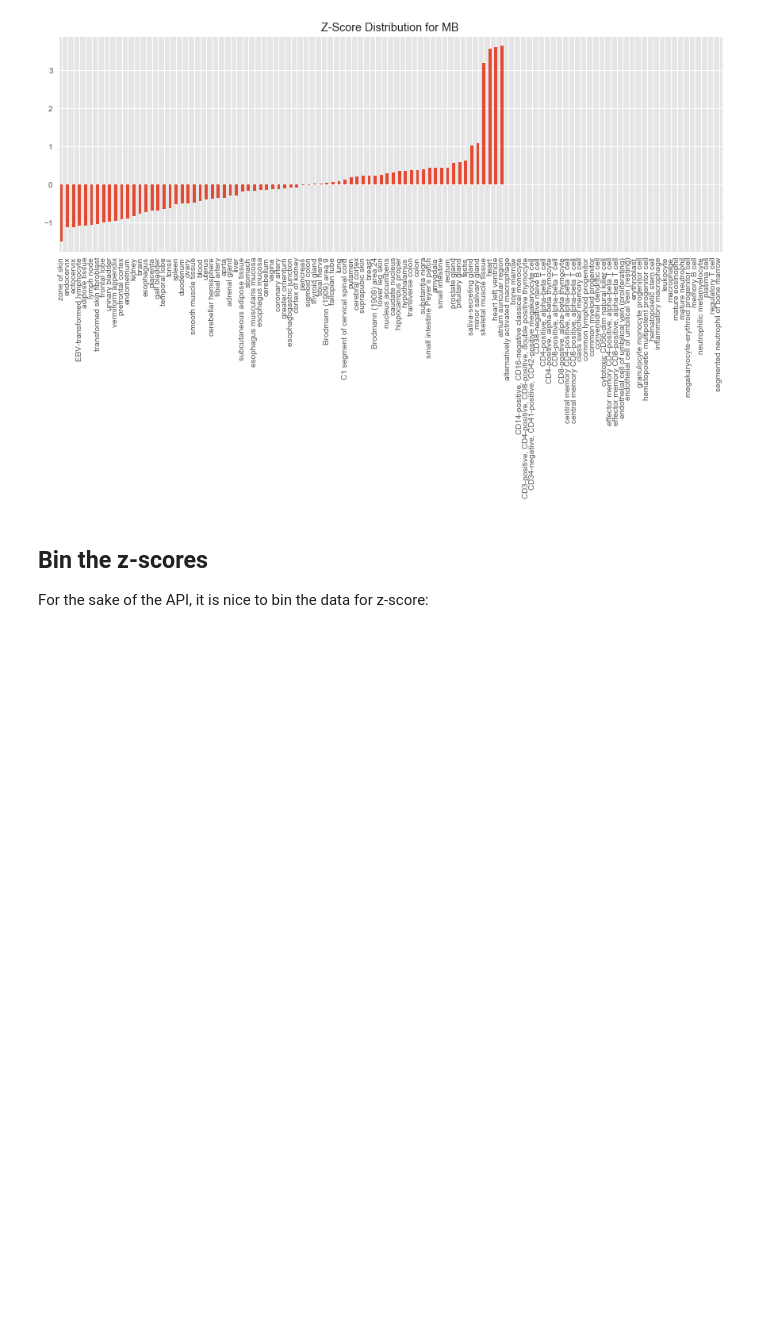
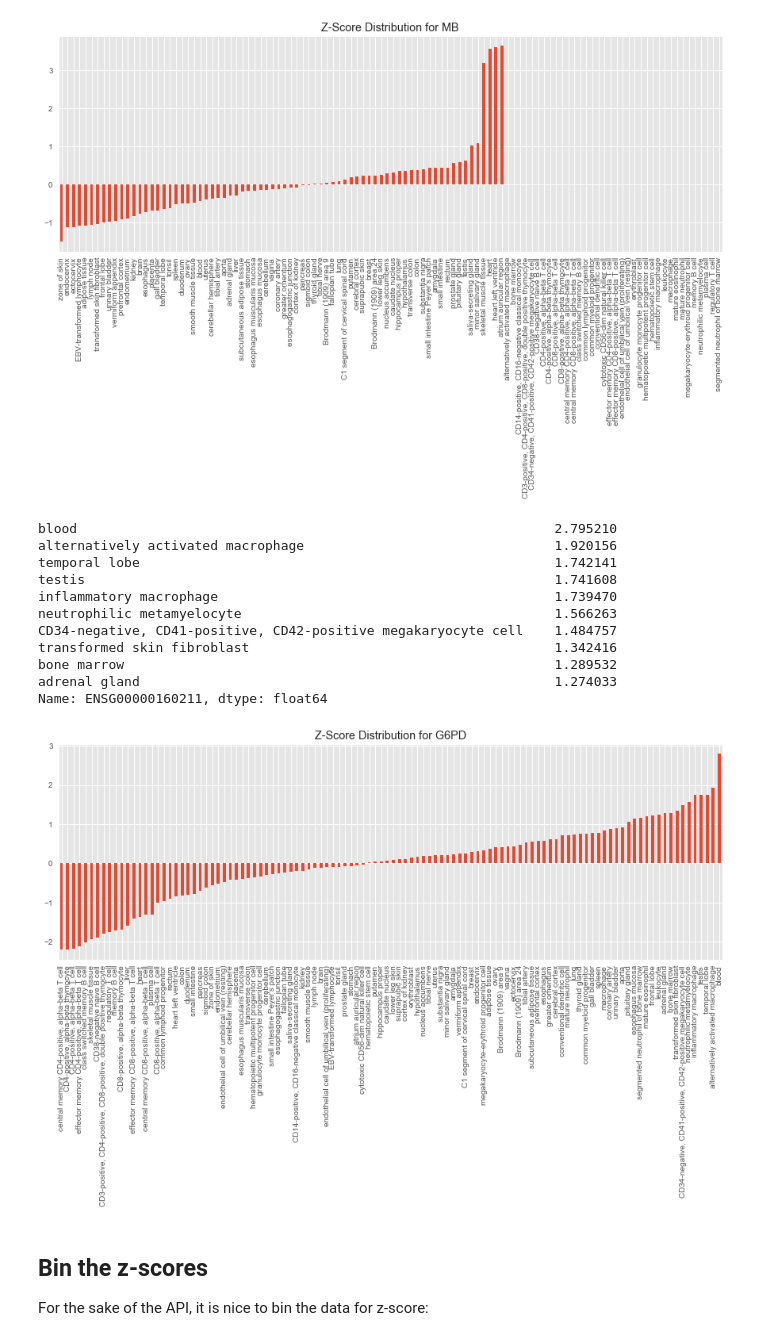
Before and after one commit to opentargets-archive/expression_analysis, a Jupyter notebook: rna_expression_analysis_with_blueprint2.ipynb, the cells around one changed output. Saved outputs shown, nothing was run; the diff lists cells and outputs as text; code cells hidden in the pictures; blank space fills up the shorter version.

```diff
--- a/rna_expression_analysis_with_blueprint2.ipynb
+++ b/rna_expression_analysis_with_blueprint2.ipynb
@@ -431,6 +435,22 @@ prostate gland             0.552482
 rectum                     0.446189
 Name: ENSG00000198125, dtype: float64
 [figure]
+# %%
+# Is G6PD specifically expressed in one or more of the blueprint cell types?
+zscgene('ENSG00000160211','G6PD')
+# %% [output]
+blood                                                             2.795210
+alternatively activated macrophage                                1.920156
+temporal lobe                                                     1.742141
+testis                                                            1.741608
+inflammatory macrophage                                           1.739470
+neutrophilic metamyelocyte                                        1.566263
+CD34-negative, CD41-positive, CD42-positive megakaryocyte cell    1.484757
+transformed skin fibroblast                                       1.342416
+bone marrow                                                       1.289532
+adrenal gland                                                     1.274033
+Name: ENSG00000160211, dtype: float64
+[figure, added]
 # %% [markdown]
 ## Bin the z-scores
 For the sake of the API, it is nice to bin the data for z-score:
```
Also changed, not shown: parts of 3 cells of this notebook.
